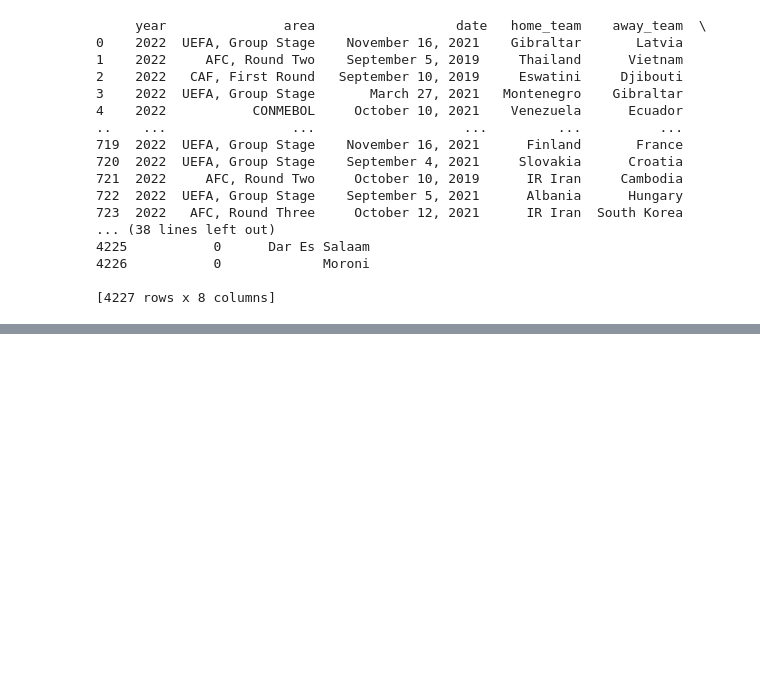
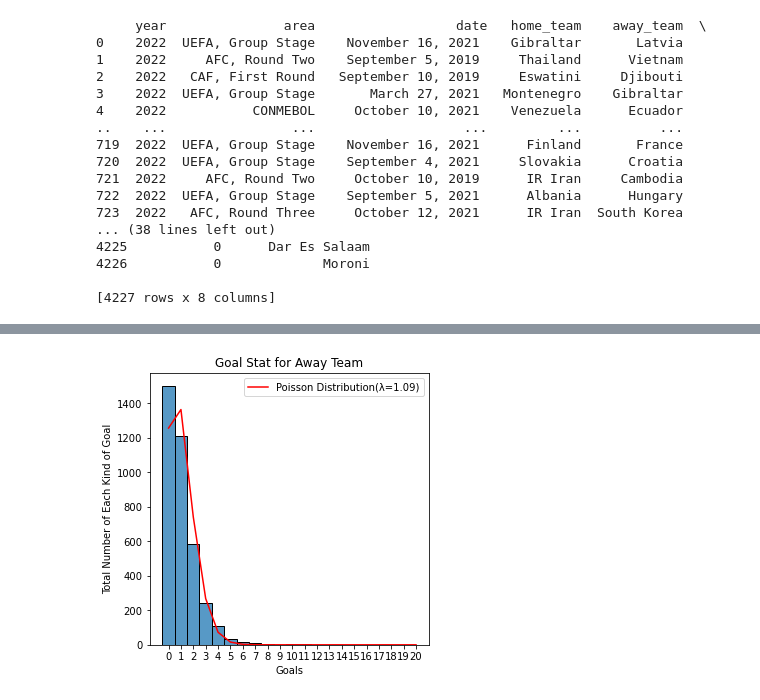
Before and after one commit to bw98/info6105final, a Jupyter notebook: worldcup_qualifications_preprocessing.ipynb, the cells around one changed output, grey strips where cells are left out. Drawn from its saved outputs; the diff is of its cells as text; code cells hidden in the pictures; blank space fills up the shorter version.

```diff
--- a/worldcup_qualifications_preprocessing.ipynb
+++ b/worldcup_qualifications_preprocessing.ipynb
@@ -41,0 +207,19 @@ print(data_before)
+# %%
+plt.figure(figsize=(5, 5))
+
+x = list(range(0, score_upperbound + 1, 1))
+y = list(acr_df['away_score'])
+
+sns.histplot(data=y, discrete=True)
+plt.xticks(x)
+plt.title('Goal Stat for Away Team')
+plt.ylabel('Total Number of Each Kind of Goal')
+plt.xlabel('Goals')
+
+lambda_away = acr_df['away_score'].mean()
+plt.plot(np.arange(score_upperbound + 1), poisson.pmf(np.arange(0, score_upperbound + 1, 1), lambda_away)*acr_df.shape[0], label="Poisson Distribution(λ={:.2f})".format(lambda_away), color="red")
+
+plt.legend()
+plt.show()
+# %% [output]
+[figure, added]
```
Also changed, not shown: parts of 9 cells of this notebook.
